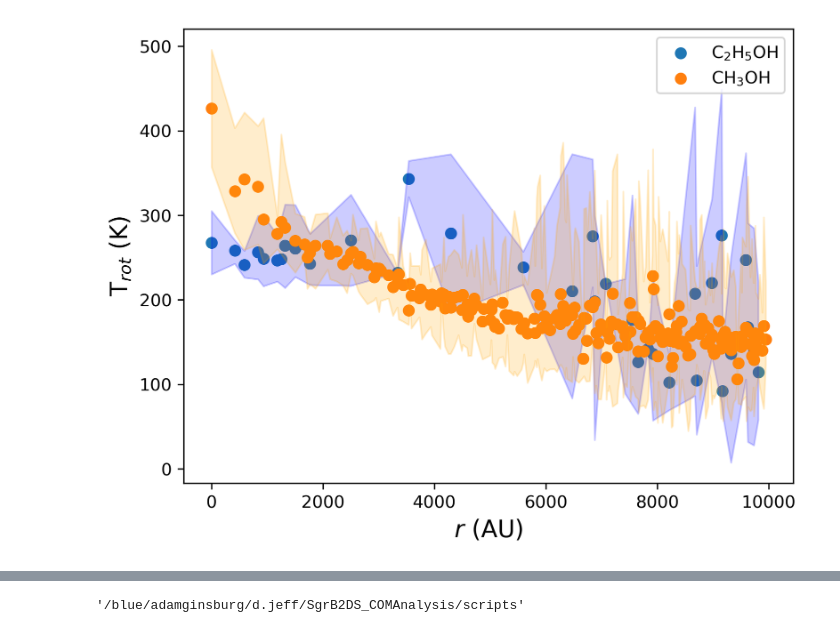
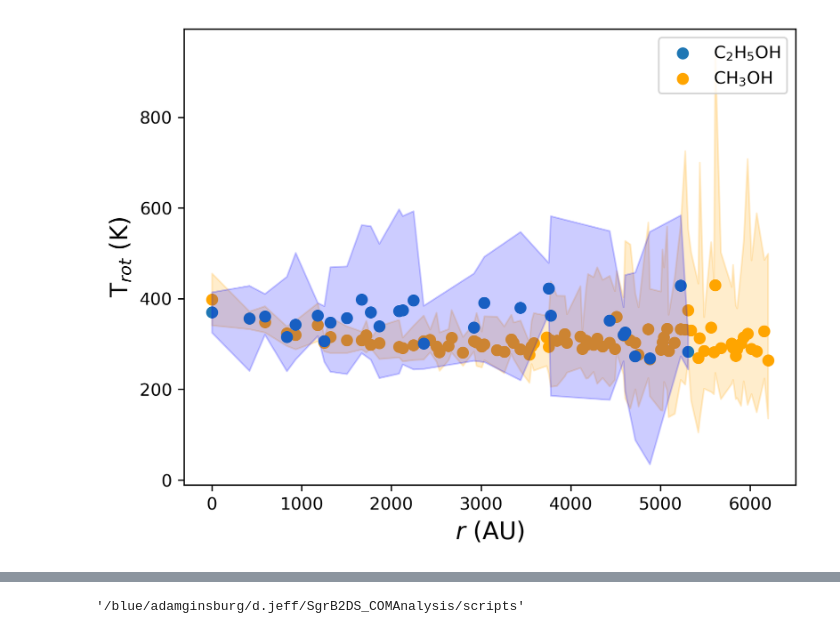
Before and after one commit to djeff1887/SgrB2DS_COMWorkspace, a Jupyter notebook: scripts/radialtemperaturedistributions.ipynb, the cells around one changed output, grey strips where cells are left out. Cells and saved outputs as stored; diff of their text form; code cells hidden in the pictures.

```diff
--- a/scripts/radialtemperaturedistributions.ipynb
+++ b/scripts/radialtemperaturedistributions.ipynb
@@ -19,7 +19,7 @@ from astropy.wcs import WCS
 
 plt.rcParams['figure.dpi'] = 300
 
-source='DSi'
+source='DSiv'
 fnum=fields[source]
 central_pix=pixdict[source]
 c2h5oh_sourcelocs={'DSi':'/oct2024_1_removesDS2exclusions/','DSii':'/oct2024_1_removeproblemlines/',
@@ -67,7 +67,7 @@ ordered_radialdistances=list(set(ordered_c2h5oh_trots['col0_Distance']))
 ordered_radialdistances.sort()
 
 upperfillcutoff={'DSi':400,'DSii':310,'DSiv':600,'DSVI':450}#K
-trotcutoff={'DSi':350,'DSii':300,'DSiv':500,'DSVI':350}
+trotcutoff={'DSi':350,'DSii':300,'DSiv':500,'DSVI':315}
 # %%
 radial_average_trots=QTable()#names=['Distance','Trot'],units=['AU','K'])
 ch3oh_trot_table=QTable([radialdistance,data_ch3oh_radialtemperatures,error_ch3oh_radialtemperatures],names=['Distance','Trot','Trot Error'])
@@ -77,13 +77,13 @@ for radial_bin in ordered_radialdistances:
     error_trots_in_radial_bin=ordered_error_c2h5oh_trots[np.where(ordered_error_c2h5oh_trots['col0_Distance']==radial_bin)[0]]
     average_trot_in_bin=np.nanmean(trots_in_radial_bin['col0_Trot'])
     average_error_trot_in_bin=np.nanmean(error_trots_in_radial_bin['col0_Trot Error'])
-    if radial_bin == 0:
+    if radial_bin == 0 or len(np.where(np.isfinite(trots_in_radial_bin['col0_Trot'])==True)[0]) ==1:
         trotupperfill=average_trot_in_bin+average_error_trot_in_bin
         trotlowerfill=average_trot_in_bin-average_error_trot_in_bin
     else:
         trotupperfill=np.nanmax(trots_in_radial_bin['col0_Trot'])
         trotlowerfill=np.nanmin(trots_in_radial_bin['col0_Trot'])
-    if average_trot_in_bin >= 3*average_error_trot_in_bin and average_trot_in_bin <= trotcutoff[source] and trotupperfill < upperfillcutoff[source]:
+    if average_trot_in_bin >= 3*average_error_trot_in_bin and average_trot_in_bin <= trotcutoff[source] and trotupperfill < upperfillcutoff[source] and radial_bin <= ethanol_rdict[source].value:
         table_to_append=QTable([{'Distance':radial_bin,'Trot':average_trot_in_bin,'Upper Trot':trotupperfill,'Lower Trot':trotlowerfill}])#,names=['Distance','Trot'],units=['AU','K'])
         radial_average_trots=vstack([radial_average_trots,table_to_append])
 
@@ -124,17 +106,19 @@ All-NaN axis encountered
 # %%
 plt.figure()
-plt.scatter(radial_average_trots['Distance'],radial_average_trots['Trot'],label=r'C$_2$H$_5$OH')
-plt.fill_between(radial_average_trots['Distance'],radial_average_trots['Upper Trot'],radial_average_trots['Lower Trot'],alpha=0.2,color='blue')
+plt.scatter(radial_average_trots['Distance'],radial_average_trots['Trot'],label=r'C$_2$H$_5$OH',zorder=20)
+plt.fill_between(radial_average_trots['Distance'],radial_average_trots['Upper Trot'],radial_average_trots['Lower Trot'],alpha=0.2,color='blue',
+                zorder=20)
 
-plt.scatter(radial_average_ch3oh['Distance'],radial_average_ch3oh['Trot'],label=r'CH$_3$OH')
+plt.scatter(radial_average_ch3oh['Distance'],radial_average_ch3oh['Trot'],label=r'CH$_3$OH',color='orange')
 plt.fill_between(radial_average_ch3oh['Distance'],radial_average_ch3oh['Upper Trot'],radial_average_ch3oh['Lower Trot'],alpha=0.2,color='orange')
+
 plt.xlabel('$r$ (AU)',fontsize=14)
 plt.ylabel('T$_{rot}$ (K)',fontsize=14)
 plt.legend()
 
-savefigpath=f'../plots/RadialTemperatureProfiles/{source}/radial_temperature_profile.png'
-#plt.savefig(savefigpath)
+savefigpath=f'../plots/RadialTemperatureProfiles/{source}/ethanolradiuslimited_radial_temperature_profile.png'
+plt.savefig(savefigpath)
 
 plt.show()
 # %% [output]
-[figure, old version]
+[figure, new version]
```
Also changed, not shown: parts of 3 cells of this notebook, 10 other files.
